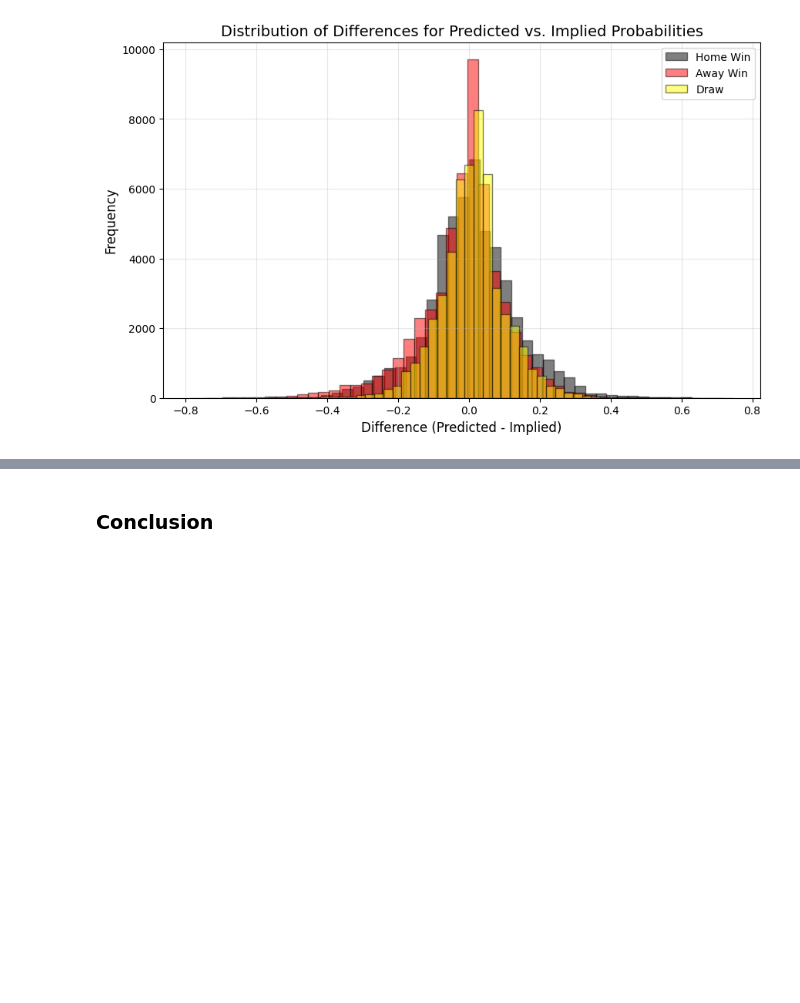
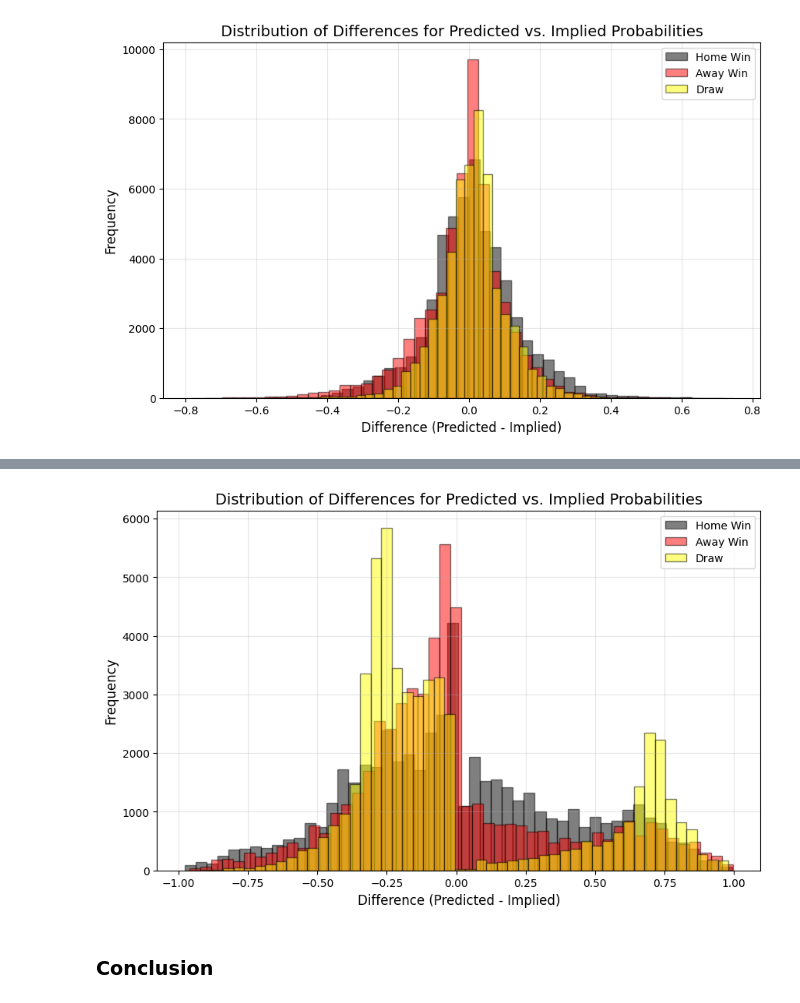
Before and after one commit to BU-IE-582/fall-24-lmfaraday, a Jupyter notebook: Homework 2/report.ipynb, the cells around one changed output, grey strips where cells are left out. Cells and saved outputs as stored; diff of their text form; code cells hidden in the pictures; blank space fills up the shorter version.

```diff
--- a/Homework 2/report.ipynb
+++ b/Homework 2/report.ipynb
@@ -742,0 +745,12 @@ plt.show()
+# %%
+classifier = DecisionTreeClassifier()
+
+classifier.fit(feature_df, target)
+
+predictions = classifier.predict(feature_df)
+accuracy = accuracy_score(target, predictions)
+correct_guesses = int(len(target) * accuracy)
+
+print(f"Accuracy: {accuracy}")
+print(f"Correct Guesses: {correct_guesses}")
+print(f"Wrong Guesses: {len(target) - correct_guesses}")
@@ -743,3 +796,39 @@ plt.show()
+# %%
+predict_probs = classifier.predict_proba(feature_df) # predict the probabilities of each class
+
+predicted_prob_df = pd.DataFrame(
+    predict_probs,
+    columns=["Pred{Draw}", "Pred{Home Win}", "Pred{Away Win}"])
+
+df_odds = df[["X", "1", "2"]].copy()
+prob_df = 1 / df_odds
+prob_df.columns = ["Pr{Draw}", "Pr{Home Win}", "Pr{Away Win}"]
+normalized_prob_df = prob_df.div(prob_df.sum(axis=1), axis=0)
+
+compare_df = pd.concat([normalized_prob_df.reset_index(drop=True), predicted_prob_df.reset_index(drop=True)], axis=1) # combine the predicted and actual probabilities
+
+# take the difference between the predicted and implied probabilities
+compare_df["Diff{Draw}"] = compare_df["Pred{Draw}"] - compare_df["Pr{Draw}"]
+compare_df["Diff{Home Win}"] = compare_df["Pred{Home Win}"] - compare_df["Pr{Home Win}"]
+compare_df["Diff{Away Win}"] = compare_df["Pred{Away Win}"] - compare_df["Pr{Away Win}"]
+
+compare_df
+
+plt.figure(figsize=(10, 6))
+
+compare_df["Diff{Home Win}"].hist(bins=50, alpha=0.5, color='black', edgecolor='black', label="Home Win")
+compare_df["Diff{Away Win}"].hist(bins=50, alpha=0.5, color='red', edgecolor='black', label="Away Win")
+compare_df["Diff{Draw}"].hist(bins=50, alpha=0.5, color='yellow', edgecolor='black', label="Draw")
+
+plt.title("Distribution of Differences for Predicted vs. Implied Probabilities", fontsize=14)
+plt.xlabel("Difference (Predicted - Implied)", fontsize=12)
+plt.ylabel("Frequency", fontsize=12)
+
+plt.grid(alpha=0.3)
+plt.legend(loc = "upper right")
+plt.show()
+# %% [output]
+[figure, added]
 # %% [markdown]
 ### Conclusion <a name="conclusion"></a>
 # %% [markdown]
```
Also changed, not shown: parts of 7 cells of this notebook, 1 other file.
